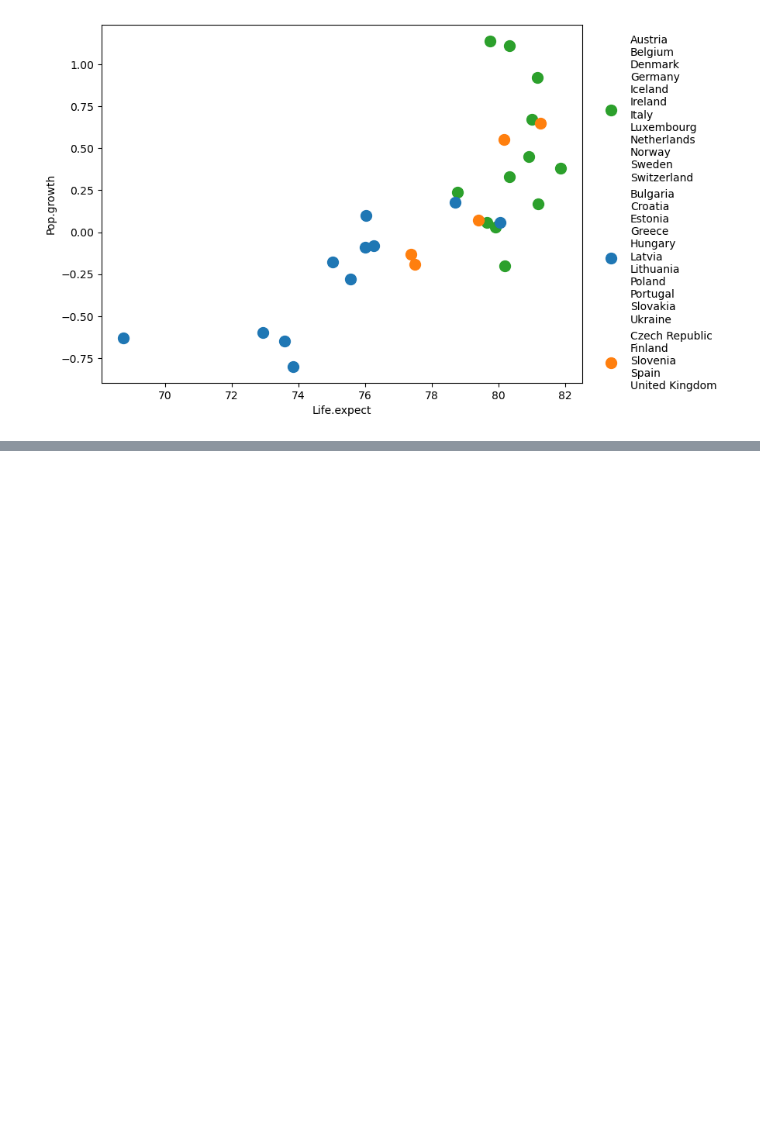
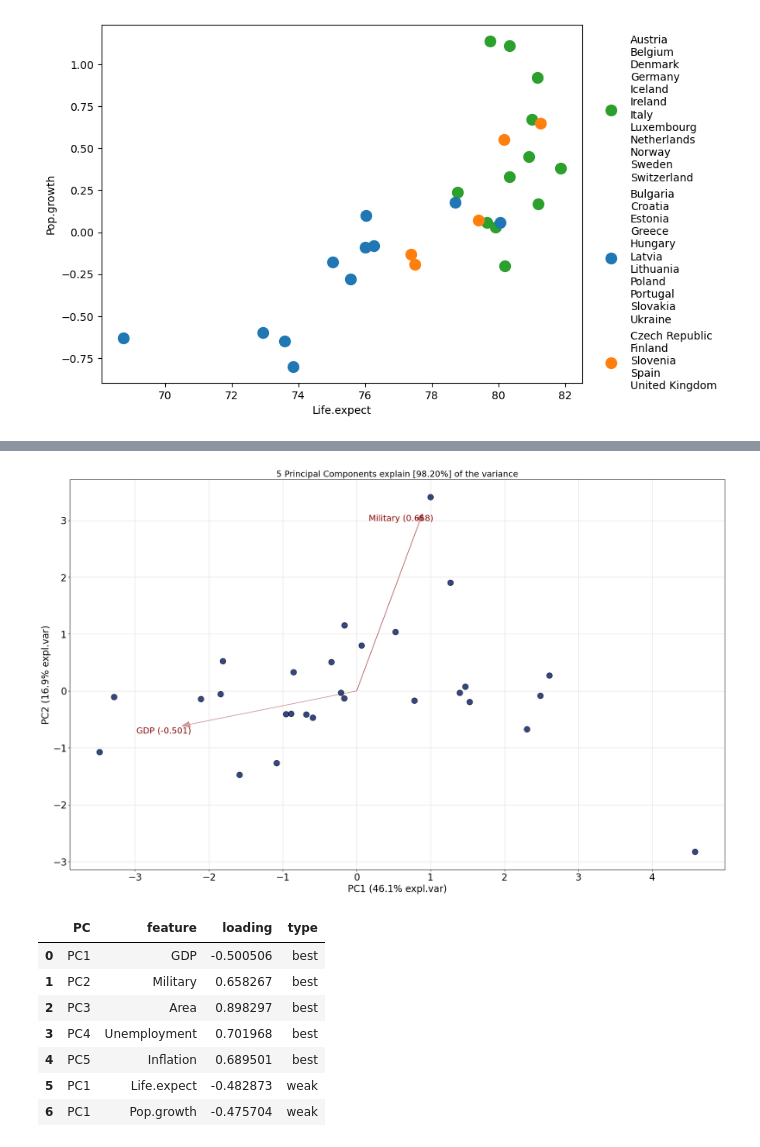
Before and after one commit to ArianSAGGESE7/sia-tp4, a Jupyter notebook: notebooks/TareaPCA.ipynb, the cells around one changed output, grey strips where cells are left out. Saved outputs shown, nothing was run; the diff lists cells and outputs as text; code cells hidden in the pictures; blank space fills up the shorter version.

```diff
--- a/notebooks/TareaPCA.ipynb
+++ b/notebooks/TareaPCA.ipynb
@@ -170,0 +254,6 @@ plt.show()
+# %%
+model = model_scaled
+fig, ax = model.biplot(n_feat=2, PC=[0, 1])
+plt.show()
+results_scaled["topfeat"]
+# %% [output]
@@ -170,0 +263,9 @@ plt.show()
+[figure, added]
+|  | PC | feature | loading | type |
+| 0 | PC1 | GDP | -0.500506 | best |
+| 1 | PC2 | Military | 0.658267 | best |
+| 2 | PC3 | Area | 0.898297 | best |
+| 3 | PC4 | Unemployment | 0.701968 | best |
+| 4 | PC5 | Inflation | 0.689501 | best |
+| 5 | PC1 | Life.expect | -0.482873 | weak |
+| 6 | PC1 | Pop.growth | -0.475704 | weak |
```
Also changed, not shown: parts of 17 cells of this notebook.
